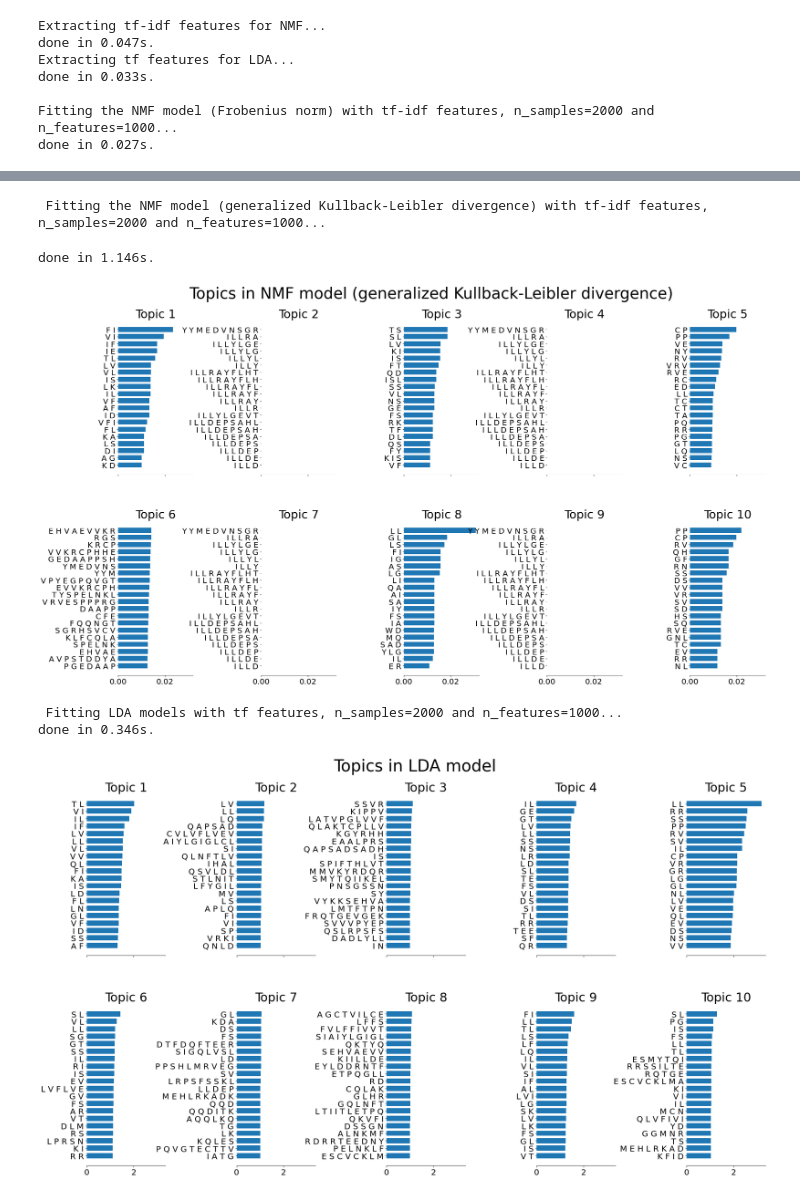
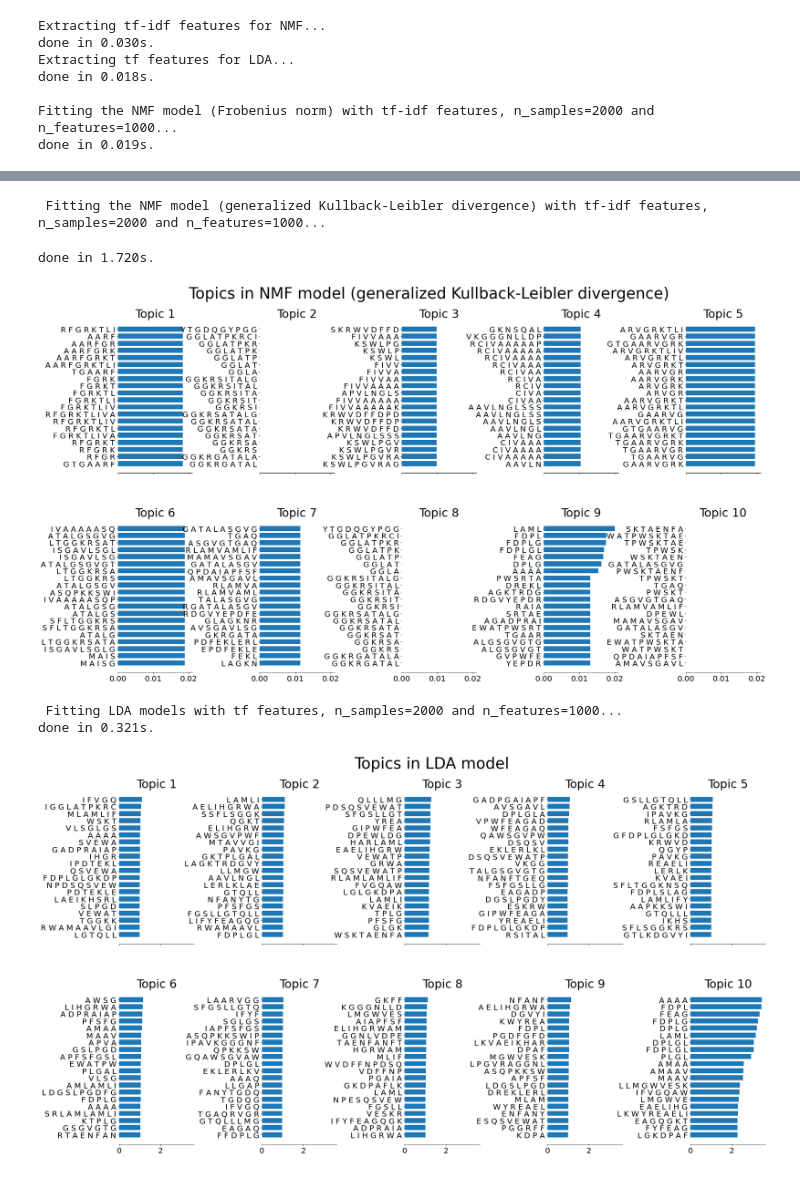
Before and after one commit to pinballsurgeon/NLP_Engine_Study, a Jupyter notebook: protein_tfidf_graph.ipynb, the cells around one changed output, grey strips where cells are left out. Saved outputs shown, nothing was run; the diff lists cells and outputs as text; code cells hidden in the pictures.

```diff
--- a/protein_tfidf_graph.ipynb
+++ b/protein_tfidf_graph.ipynb
@@ -61,7 +63,7 @@ print("Extracting tf-idf features for NMF...")
 tfidf_vectorizer = TfidfVectorizer(
                                   token_pattern='(?u)\\b\\w+\\b'
                                 , lowercase=False
-                                , ngram_range=(2, 10)
+                                , ngram_range=(4, 10)
                                 #    max_df=1
                                 #  , min_df=2
                                 #    max_features=n_features
@@ -76,7 +78,7 @@ print("Extracting tf features for LDA...")
 tf_vectorizer = CountVectorizer(
                                   token_pattern='(?u)\\b\\w+\\b'
                                 , lowercase=False
-                                , ngram_range=(2, 10)
+                                , ngram_range=(4, 10)
                                 #    max_df=1
                                 #  , min_df=2
                                 #   max_features=n_features
@@ -149,9 +151,9 @@ tf_feature_names = tf_vectorizer.get_feature_names_out()
 plot_top_words(lda, tf_feature_names, n_top_words, "Topics in LDA model")
 # %% [output]
 Extracting tf-idf features for NMF...
-done in 0.047s.
+done in 0.030s.
 Extracting tf features for LDA...
-done in 0.033s.
+done in 0.018s.
 
 Fitting the NMF model (Frobenius norm) with tf-idf features, n_samples=2000 and n_features=1000...
-done in 0.027s.
+done in 0.019s.
@@ -159,6 +161,6 @@ done in 0.027s.
  Fitting the NMF model (generalized Kullback-Leibler divergence) with tf-idf features, n_samples=2000 and n_features=1000...
-done in 1.146s.
+done in 1.720s.
-[figure, old version]
+[figure, new version]
  Fitting LDA models with tf features, n_samples=2000 and n_features=1000...
-done in 0.346s.
+done in 0.321s.
-[figure, old version]
+[figure, new version]
```
Also changed, not shown: parts of 2 cells of this notebook.
